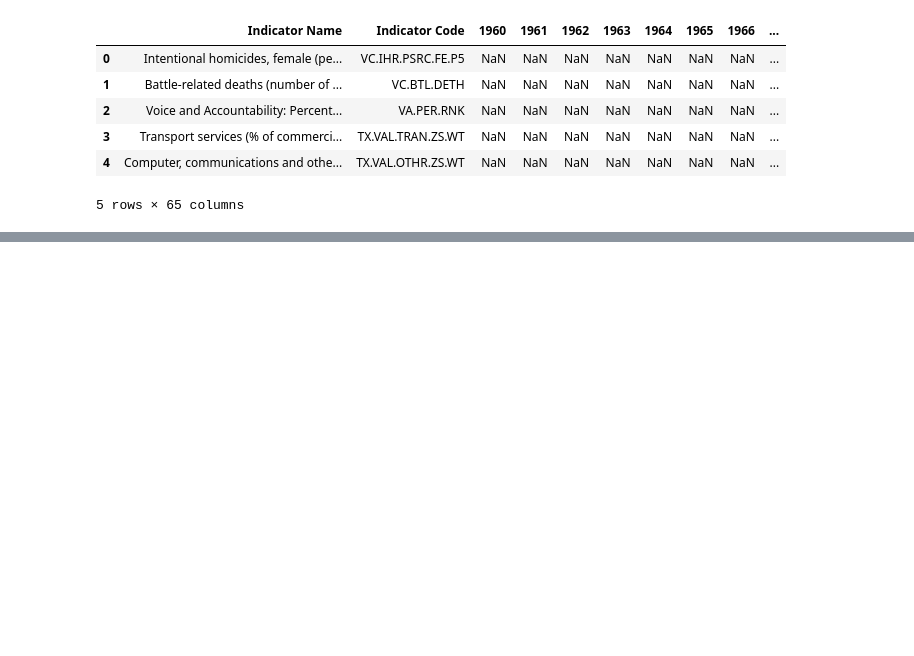
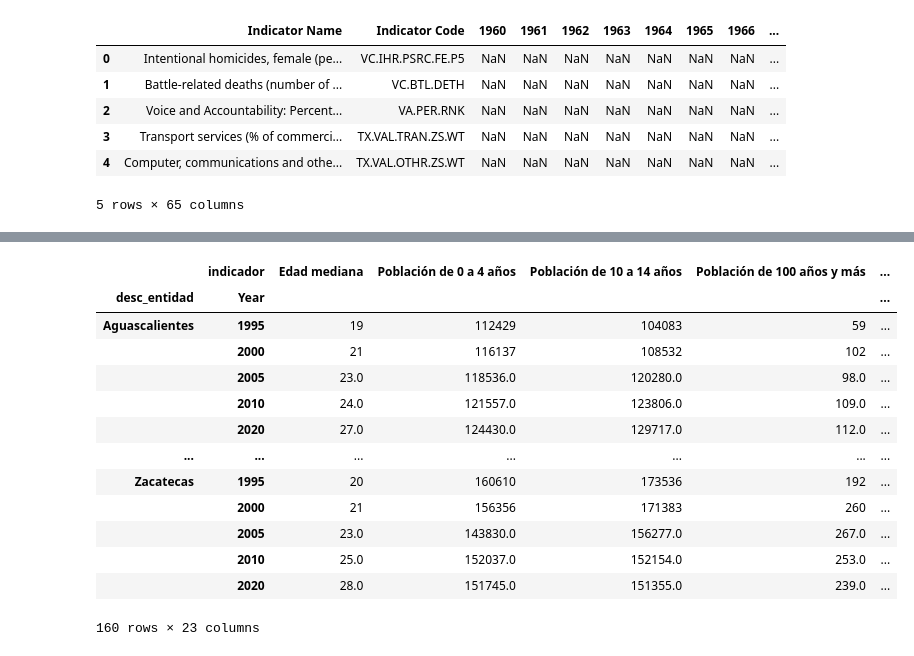
Before and after one commit to Mavedo/inegi, a Jupyter notebook: cleandata.ipynb, the cells around one changed output, grey strips where cells are left out. Saved outputs shown, nothing was run; the diff lists cells and outputs as text; code cells hidden in the pictures; blank space fills up the shorter version.

Commit message:
Continued to melt the table, pivot it, in the INEGI poblation dataset

```diff
--- a/cleandata.ipynb
+++ b/cleandata.ipynb
@@ -108,0 +124,2 @@ pd.read_excel('datasets/estructura_00.xlsx')
+# %%
+db = db.query('indicador in @indicadores')
@@ -108,0 +146,4 @@ pd.read_excel('datasets/estructura_00.xlsx')
+# %%
+#Seleccionamos las 'columnas a ocupar por el momento'
+#utilizamos lo censos con todos lo datos disponibles
+db = db.loc[:,['desc_entidad', 'indicador','1995','2000','2005','2010','2020']]
@@ -108,0 +176,3 @@ pd.read_excel('datasets/estructura_00.xlsx')
+# %%
+#Change the df from a wide format to a long format
+df_melted = db.melt(id_vars=['desc_entidad', 'indicador'], value_vars=['1995', '2000', '2005', '2010', '2020'], var_name='Year', value_name='Value')
@@ -108,0 +195,19 @@ pd.read_excel('datasets/estructura_00.xlsx')
+# %%
+df_pivoted = df_melted.pivot(columns='indicador', values='Value', index=['desc_entidad','Year'])
+# %%
+df_pivoted
+# %% [output]
+|  | indicador | Edad mediana | Población de 0 a 4 años | Población de 10 a 14 años | Población de 100 años y más | ... |
+| desc_entidad | Year |  |  |  |  | ... |
+| Aguascalientes | 1995 | 19 | 112429 | 104083 | 59 | ... |
+|  | 2000 | 21 | 116137 | 108532 | 102 | ... |
+|  | 2005 | 23.0 | 118536.0 | 120280.0 | 98.0 | ... |
+|  | 2010 | 24.0 | 121557.0 | 123806.0 | 109.0 | ... |
+|  | 2020 | 27.0 | 124430.0 | 129717.0 | 112.0 | ... |
+| ... | ... | ... | ... | ... | ... | ... |
+| Zacatecas | 1995 | 20 | 160610 | 173536 | 192 | ... |
+|  | 2000 | 21 | 156356 | 171383 | 260 | ... |
+|  | 2005 | 23.0 | 143830.0 | 156277.0 | 267.0 | ... |
+|  | 2010 | 25.0 | 152037.0 | 152154.0 | 253.0 | ... |
+|  | 2020 | 28.0 | 151745.0 | 151355.0 | 239.0 | ... |
+160 rows × 23 columns
```
Also changed, not shown: parts of 19 cells of this notebook.
